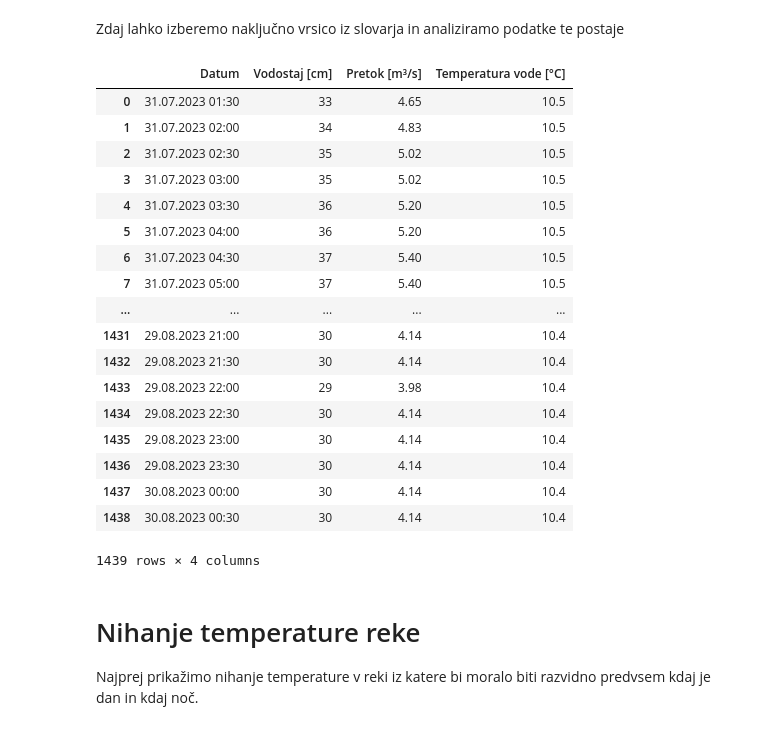
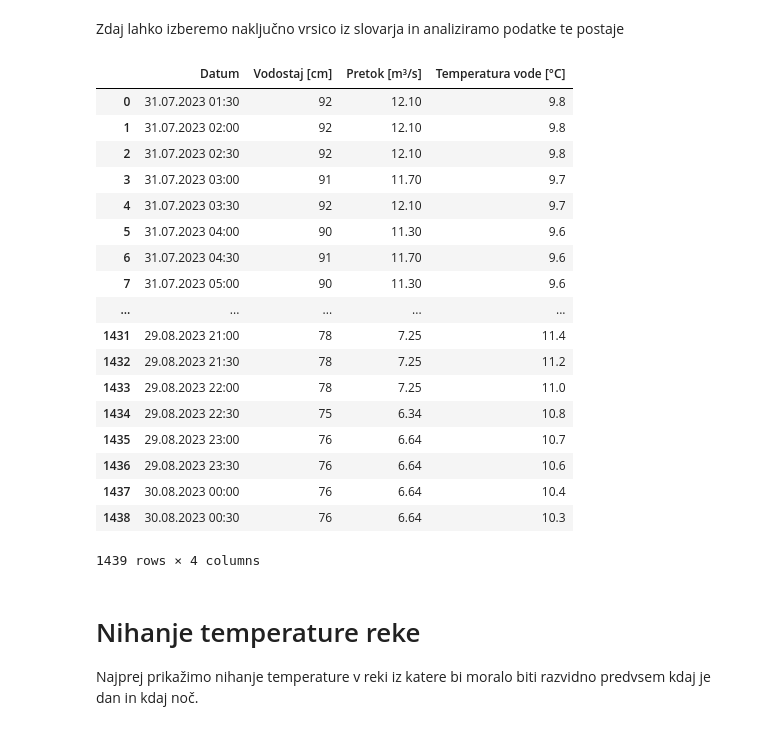
Before and after one commit to ld7426/projektna, a Jupyter notebook: Analiza.ipynb, the cells around one changed output. Drawn from its saved outputs; the diff is of its cells as text; code cells hidden in the pictures.

```diff
--- a/Analiza.ipynb
+++ b/Analiza.ipynb
@@ -70,26 +70,27 @@ izbrano_ime = slovarpd.index[slovarpd["ID"] == izbran_id].tolist()[0]
 izbrana_reka = slovarpd.loc[slovarpd["ID"] == izbran_id].iat[0, 0]
 # %%
 izbrani_podatki = pd.read_csv("postaje/" + izbran_id + ".csv", ).replace("-", -1) #nekateri podatki včasih manjkajo in potem jih nadomestim z -1, da je podatek numeričen
+casovni_okvir = izbrani_podatki["Datum"].tolist()
 izbrani_podatki
 # %% [output]
 |  | Datum | Vodostaj [cm] | Pretok [m³/s] | Temperatura vode [°C] |
-| 0 | 31.07.2023 01:30 | 33 | 4.65 | 10.5 |
-| 1 | 31.07.2023 02:00 | 34 | 4.83 | 10.5 |
-| 2 | 31.07.2023 02:30 | 35 | 5.02 | 10.5 |
-| 3 | 31.07.2023 03:00 | 35 | 5.02 | 10.5 |
-| 4 | 31.07.2023 03:30 | 36 | 5.20 | 10.5 |
-| 5 | 31.07.2023 04:00 | 36 | 5.20 | 10.5 |
-| 6 | 31.07.2023 04:30 | 37 | 5.40 | 10.5 |
-| 7 | 31.07.2023 05:00 | 37 | 5.40 | 10.5 |
+| 0 | 31.07.2023 01:30 | 92 | 12.10 | 9.8 |
+| 1 | 31.07.2023 02:00 | 92 | 12.10 | 9.8 |
+| 2 | 31.07.2023 02:30 | 92 | 12.10 | 9.8 |
+| 3 | 31.07.2023 03:00 | 91 | 11.70 | 9.7 |
+| 4 | 31.07.2023 03:30 | 92 | 12.10 | 9.7 |
+| 5 | 31.07.2023 04:00 | 90 | 11.30 | 9.6 |
+| 6 | 31.07.2023 04:30 | 91 | 11.70 | 9.6 |
+| 7 | 31.07.2023 05:00 | 90 | 11.30 | 9.6 |
 | ... | ... | ... | ... | ... |
-| 1431 | 29.08.2023 21:00 | 30 | 4.14 | 10.4 |
-| 1432 | 29.08.2023 21:30 | 30 | 4.14 | 10.4 |
-| 1433 | 29.08.2023 22:00 | 29 | 3.98 | 10.4 |
-| 1434 | 29.08.2023 22:30 | 30 | 4.14 | 10.4 |
-| 1435 | 29.08.2023 23:00 | 30 | 4.14 | 10.4 |
-| 1436 | 29.08.2023 23:30 | 30 | 4.14 | 10.4 |
-| 1437 | 30.08.2023 00:00 | 30 | 4.14 | 10.4 |
-| 1438 | 30.08.2023 00:30 | 30 | 4.14 | 10.4 |
+| 1431 | 29.08.2023 21:00 | 78 | 7.25 | 11.4 |
+| 1432 | 29.08.2023 21:30 | 78 | 7.25 | 11.2 |
+| 1433 | 29.08.2023 22:00 | 78 | 7.25 | 11.0 |
+| 1434 | 29.08.2023 22:30 | 75 | 6.34 | 10.8 |
+| 1435 | 29.08.2023 23:00 | 76 | 6.64 | 10.7 |
+| 1436 | 29.08.2023 23:30 | 76 | 6.64 | 10.6 |
+| 1437 | 30.08.2023 00:00 | 76 | 6.64 | 10.4 |
+| 1438 | 30.08.2023 00:30 | 76 | 6.64 | 10.3 |
 1439 rows × 4 columns
 # %% [markdown]
 # Nihanje temperature reke
```
Also changed, not shown: parts of 47 cells of this notebook.
